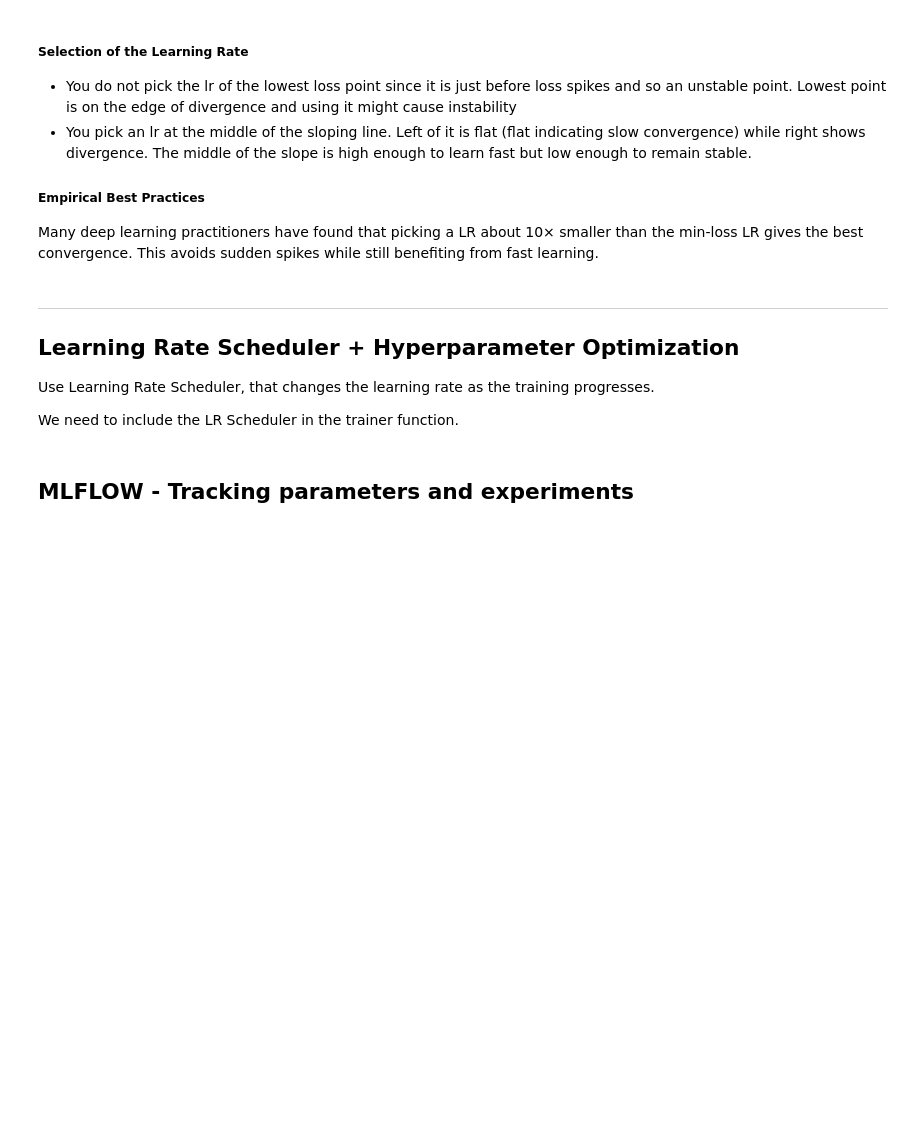
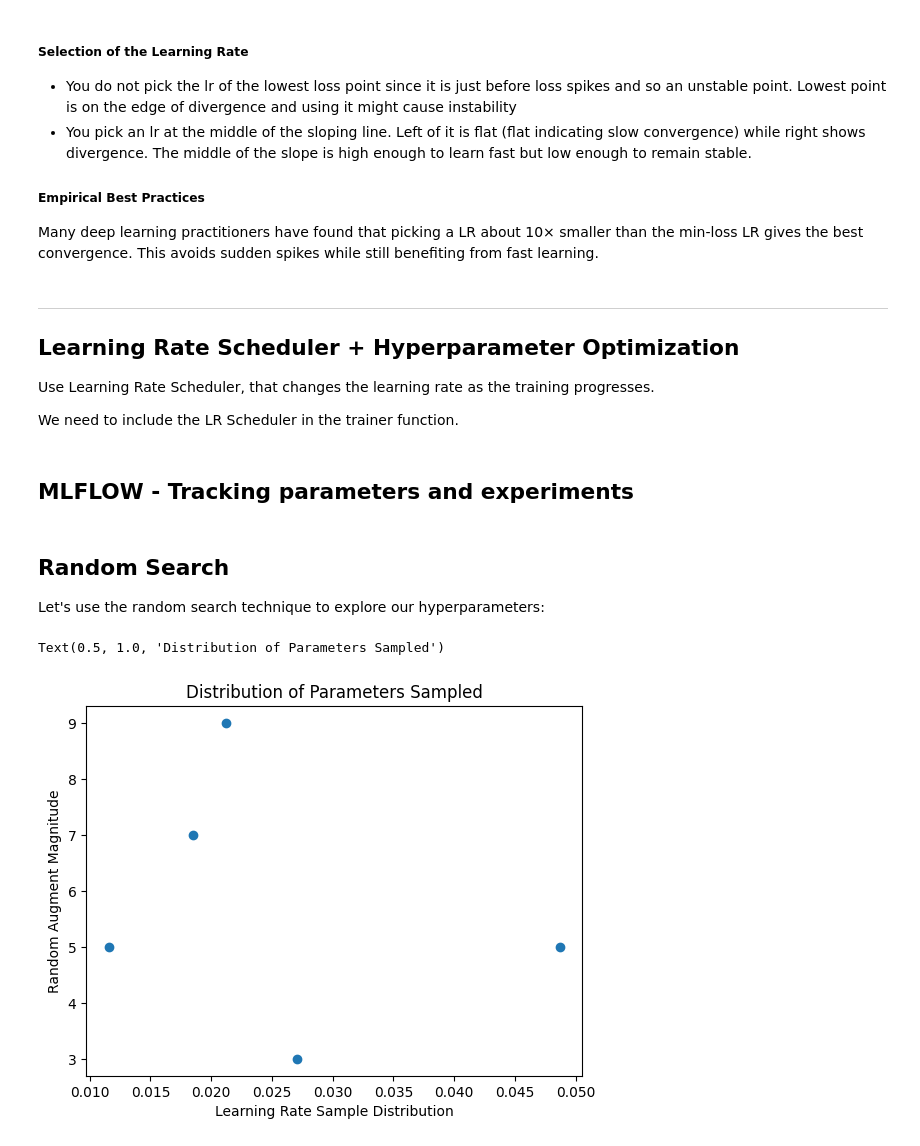
Before and after one commit to battery-code/Exploring-Neural-Networks, a Jupyter notebook: Exploring_NN_3_TuningCNN_CIFAR10.ipynb, the cells around one changed output. Drawn from its saved outputs; the diff is of its cells as text; code cells hidden in the pictures; blank space fills up the shorter version.

```diff
--- a/Exploring_NN_3_TuningCNN_CIFAR10.ipynb
+++ b/Exploring_NN_3_TuningCNN_CIFAR10.ipynb
@@ -402,3 +393,33 @@ def train_one_model(learning_rate, rand_augment_magnitude, n_epochs):
 
         # mlflow.log_artifact to asve the file
         mlflow.log_artifact("best_val_loss.pt")
+# %% [markdown]
+## Random Search
+Let's use the random search technique to explore our hyperparameters:
+# %%
+# random grid of learning rate and rand_augment_magnitude
+min_lr = 0.01
+max_lr = 0.05
+
+# Here you can choose between 5 and 20. The more the better.
+# Typically in real world, one would run even more.
+# Benefits from parallelization and so running on cloud with GPU is ideal
+n_grid = 5
+
+# we will use log-uniform sampling for learning rate instead of linear sampling
+# log-uniform spreads better and diverse when linear clusters near lower/upper bounds
+# log-uniform is effective for lr and so highly recommended when sampling
+lrs = 10**(np.random.uniform(np.log10(min_lr), np.log10(max_lr), n_grid))
+
+# Normal linear sampling for random augmentation magnitude used during input transformations
+r_a_mag = np.random.randint(1, 15, n_grid)
+
+# Plot our grid
+_ = plt.scatter(lrs, r_a_mag)
+# _ = plt.xscale("log")/
+plt.xlabel("Learning Rate Sample Distribution")
+plt.ylabel("Random Augment Magnitude")
+plt.title("Distribution of Parameters Sampled")
+# %% [output]
+Text(0.5, 1.0, 'Distribution of Parameters Sampled')
+[figure, added]
```
Also changed, not shown: parts of 16 cells of this notebook, 1 other file.
